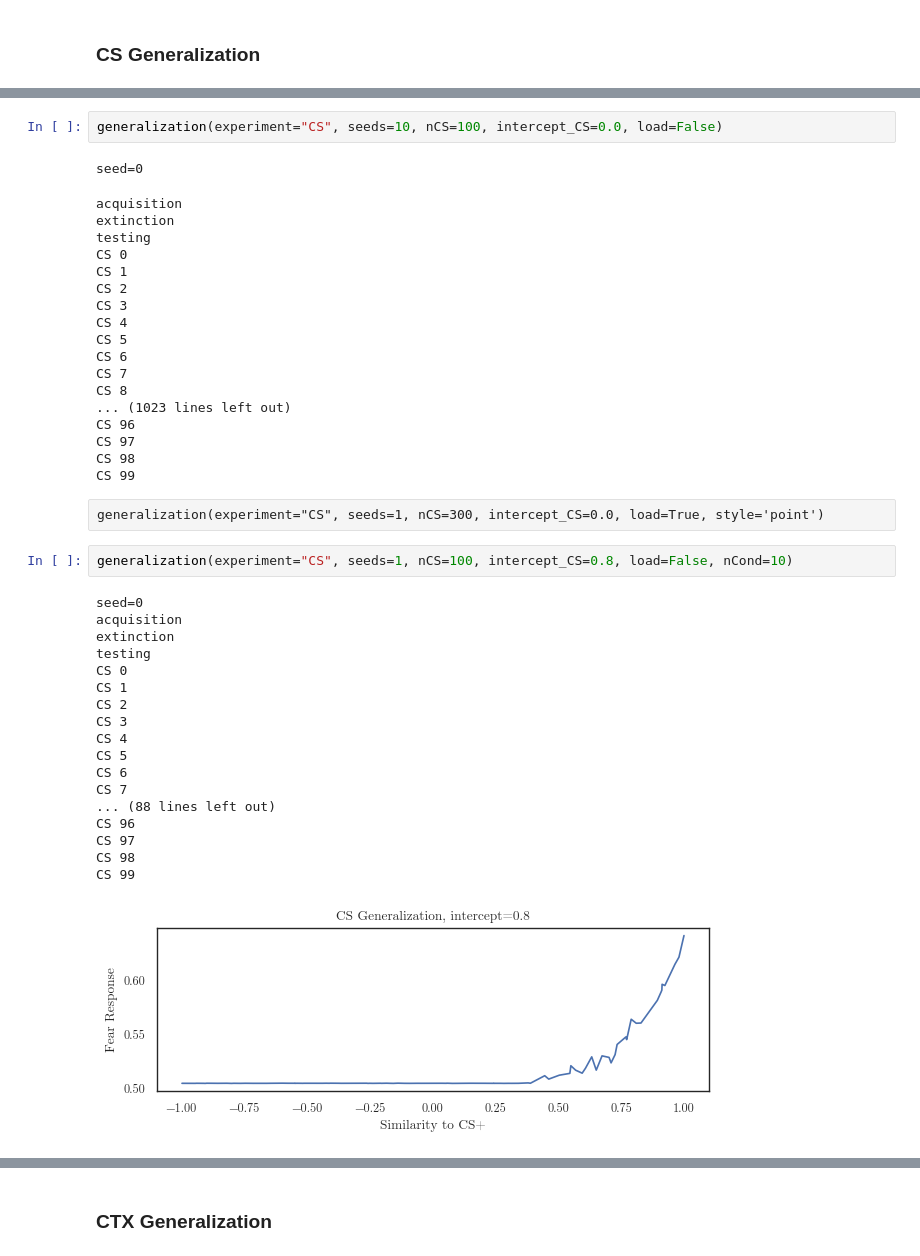
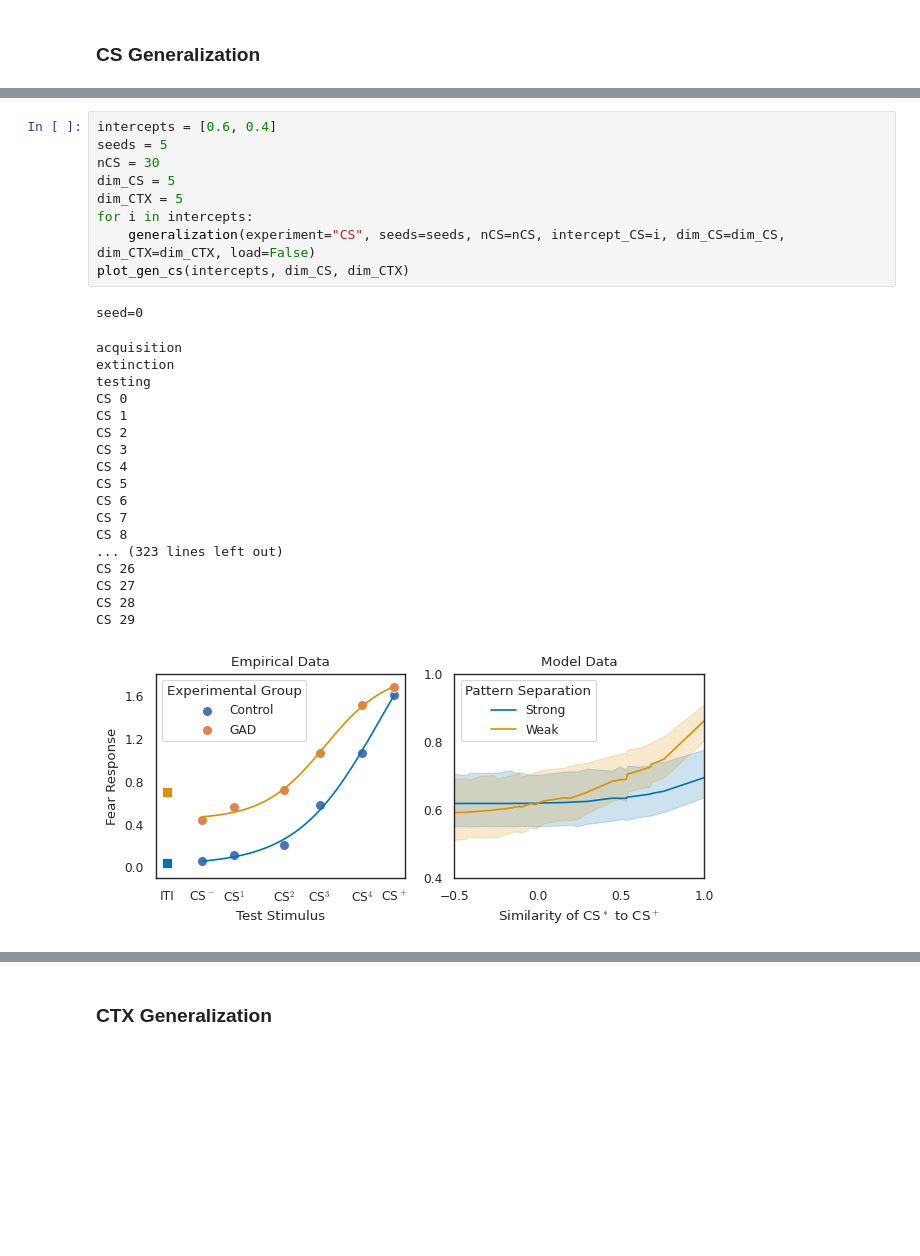
Before and after one commit to psipeter/amygdala, a Jupyter notebook: experiments.ipynb, the cells around one changed output, grey strips where cells are left out. Drawn from its saved outputs; the diff is of its cells as text; blank space fills up the shorter version.

```diff
--- a/experiments.ipynb
+++ b/experiments.ipynb
@@ -957,44 +1003,29 @@ CS 99
-# %%
-generalization(experiment="CS", seeds=10, nCS=100, intercept_CS=0.0, load=False)
-# %% [output]
-seed=0
-acquisition
-extinction
-testing
-CS 0
-CS 1
-CS 2
-CS 3
-CS 4
-CS 5
-CS 6
-CS 7
-CS 8
-... (1023 lines left out)
-CS 96
-CS 97
-CS 98
-CS 99
-# %% [raw]
-generalization(experiment="CS", seeds=1, nCS=300, intercept_CS=0.0, load=True, style='point')
-# %%
-generalization(experiment="CS", seeds=1, nCS=100, intercept_CS=0.8, load=False, nCond=10)
-# %% [output]
-seed=0
-acquisition
-extinction
-testing
-CS 0
-CS 1
-CS 2
-CS 3
-CS 4
-CS 5
-CS 6
-CS 7
-... (88 lines left out)
-CS 96
-CS 97
-CS 98
-CS 99
-[figure, removed]
+# %%
+intercepts = [0.6, 0.4]
+seeds = 5
+nCS = 30
+dim_CS = 5
+dim_CTX = 5
+for i in intercepts:
+    generalization(experiment="CS", seeds=seeds, nCS=nCS, intercept_CS=i, dim_CS=dim_CS, dim_CTX=dim_CTX, load=False)
+plot_gen_cs(intercepts, dim_CS, dim_CTX)
+# %% [output]
+seed=0
+acquisition
+extinction
+testing
+CS 0
+CS 1
+CS 2
+CS 3
+CS 4
+CS 5
+CS 6
+CS 7
+CS 8
+... (323 lines left out)
+CS 26
+CS 27
+CS 28
+CS 29
+[figure, added]
```
Also changed, not shown: parts of 31 cells of this notebook.
